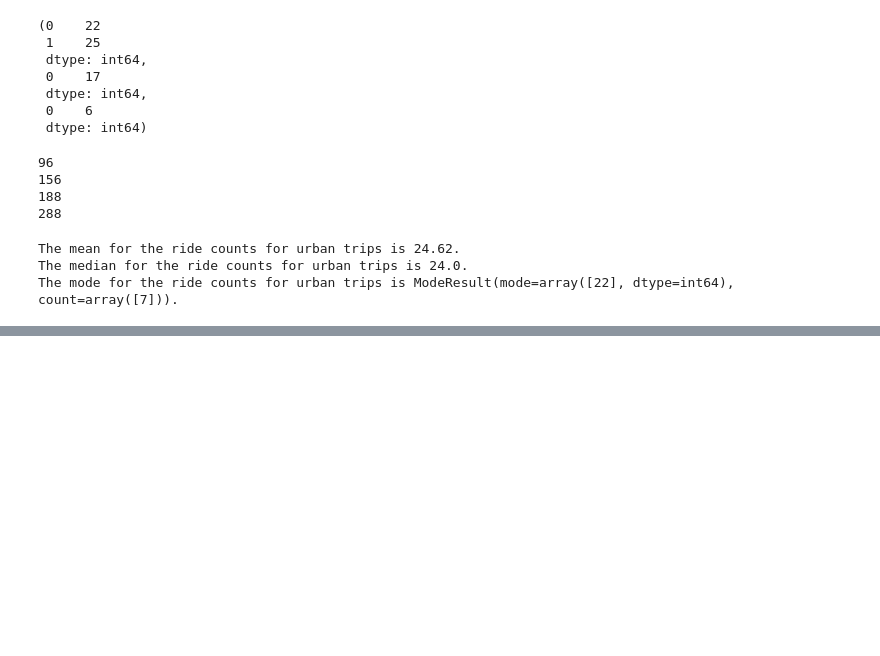
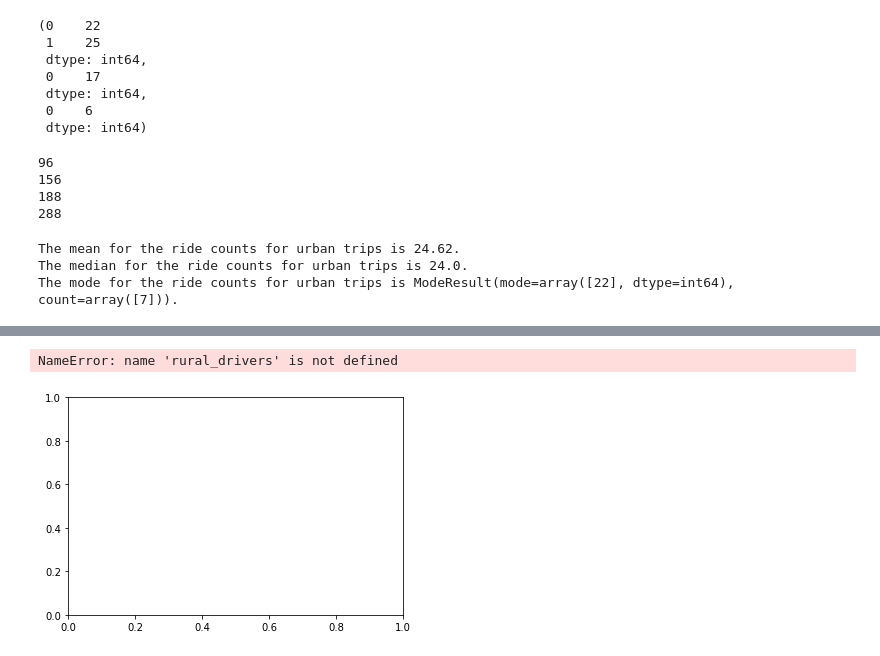
Before and after one commit to hjx2019/PyBer_Analysis, a Jupyter notebook: PyBer.ipynb, the cells around one changed output, grey strips where cells are left out. Cells and saved outputs as stored; diff of their text form; code cells hidden in the pictures; blank space fills up the shorter version.

```diff
--- a/PyBer.ipynb
+++ b/PyBer.ipynb
@@ -332,0 +459,16 @@ The mode for the ride counts for urban trips is ModeResult(mode=array([22], dtyp
+# %%
+# Create the box-and-whisker plots for the driver count data.
+x_labels = ["Urban", "Suburban","Rural"]
+fig, ax = plt.subplots()
+ax.boxplot([urban_drivers,suburban_drivers,rural_drivers],labels=x_labels)
+# Add the title, y-axis label and grid.
+ax.set_title('Driver Count Data (2019)')
+ax.set_ylabel('Number of Drivers)')
+ax.set_yticks(np.arange(0, 90, step=5.0))
+ax.grid()
+plt.show()
+print("Summary Statistics")
+urban_drivers.describe()
+# %% [output]
+NameError: name 'rural_drivers' is not defined
+[figure, added]
```
Also changed, not shown: parts of 14 cells of this notebook, 3 other files.
